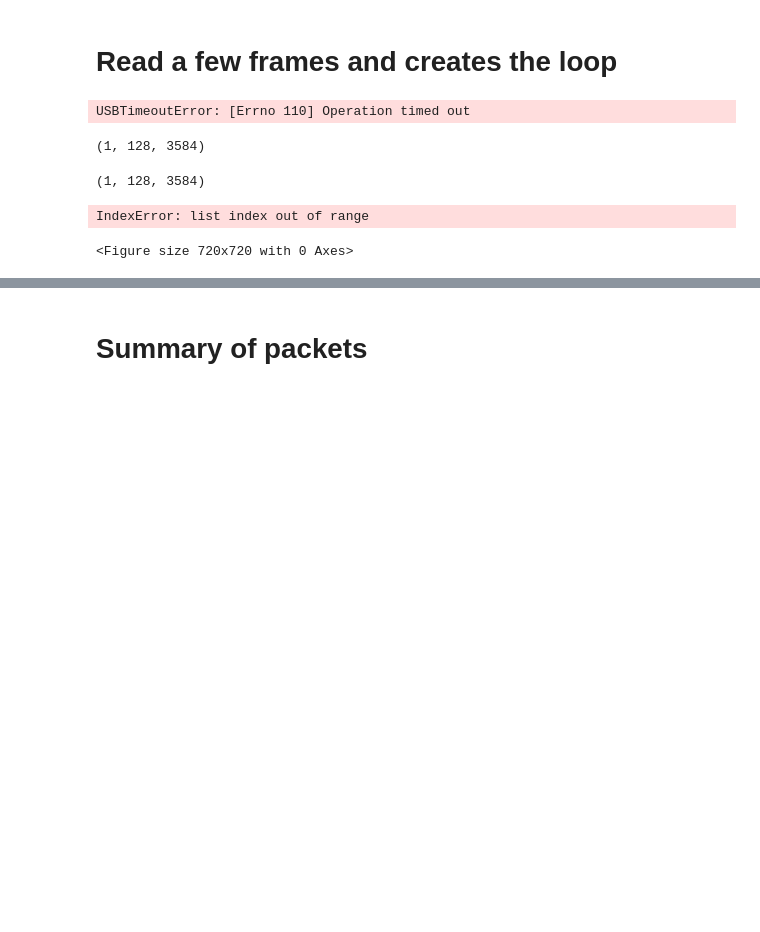
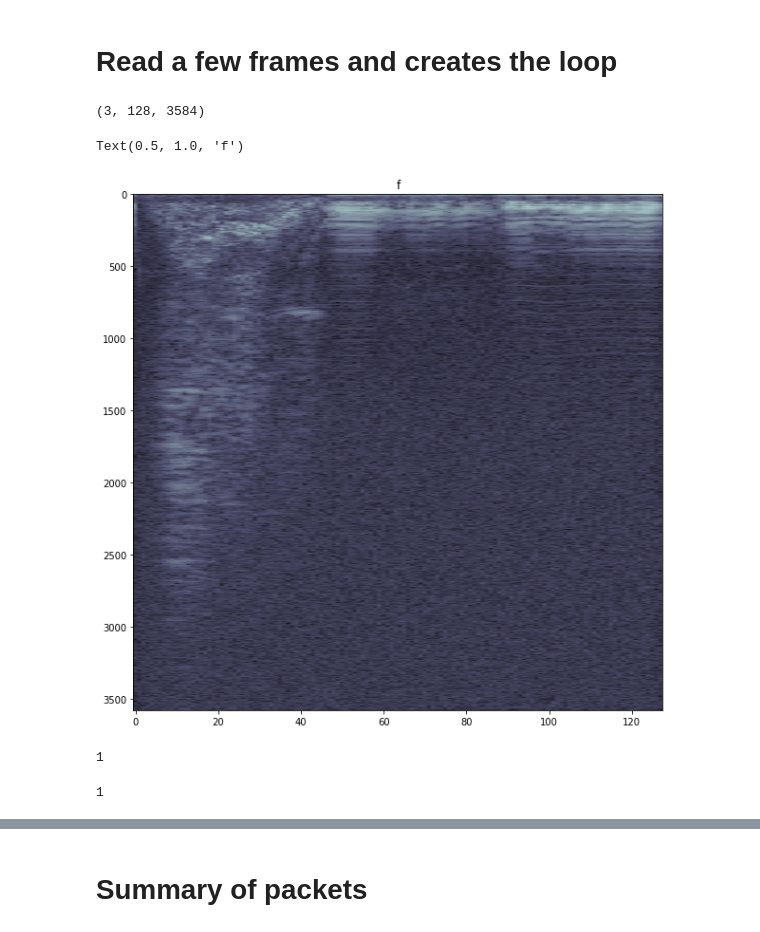
Before and after one commit to kelu124/pyusbus, a Jupyter notebook: experiments/20210401-Doppler.ipynb, the cells around one changed output, grey strips where cells are left out. Drawn from its saved outputs; the diff is of its cells as text; code cells hidden in the pictures; blank space fills up the shorter version.

Commit message:
Adding Doppler

```diff
--- a/experiments/20210401-Doppler.ipynb
+++ b/experiments/20210401-Doppler.ipynb
@@ -47,14 +47,2 @@ dict_keys(['101', '247', '254', '256', '260', '263', '265', '267', '269', '498',
 # %% [markdown]
 # Read a few frames and creates the loop
-# %%
-payload = probe.payloads["666"]
-probe.EPOUT.write(payload)
-payload = probe.payloads["247"]
-probe.EPOUT.write(payload)
-payload = probe.payloads["8788"]
-probe.EPOUT.write(payload)
-probe.getImages(n=1)
-IMG = probe.createLoop()
-np.shape(IMG)
-# %% [output]
-USBTimeoutError: [Errno 110] Operation timed out
@@ -68,20 +49,13 @@ probe.EPOUT.write(payload)
-# %%
-
-probe.getImages(n=1)
-IMG = probe.createLoop()
-np.shape(IMG)
-# %% [output]
-(1, 128, 3584)
 # %%
-probe.getImages(n=1)
+probe.getImages(n=3)
 IMG = probe.createLoop()
 np.shape(IMG)
 # %% [output]
-(1, 128, 3584)
+(3, 128, 3584)
 # %%
 plt.figure(figsize=(10,10))
-plt.imshow(np.sqrt(np.sqrt(np.abs(probe.loop[0])).T), aspect='auto', cmap='bone')
+plt.imshow(np.sqrt(np.sqrt(np.abs(probe.loop[1])).T[7:]), aspect='auto', cmap='bone')
 plt.title("f")
 # %% [output]
-IndexError: list index out of range
+Text(0.5, 1.0, 'f')
-<Figure size 720x720 with 0 Axes>
+[figure, added]
@@ -91,0 +64,8 @@ IndexError: list index out of range
+# %%
+probe.getImagesDoppler(n=3)
+# %% [output]
+1
+# %%
+probe.createLoopDoppler()
+# %% [output]
+1
```
Also changed, not shown: parts of 7 cells of this notebook, 5 other files.
